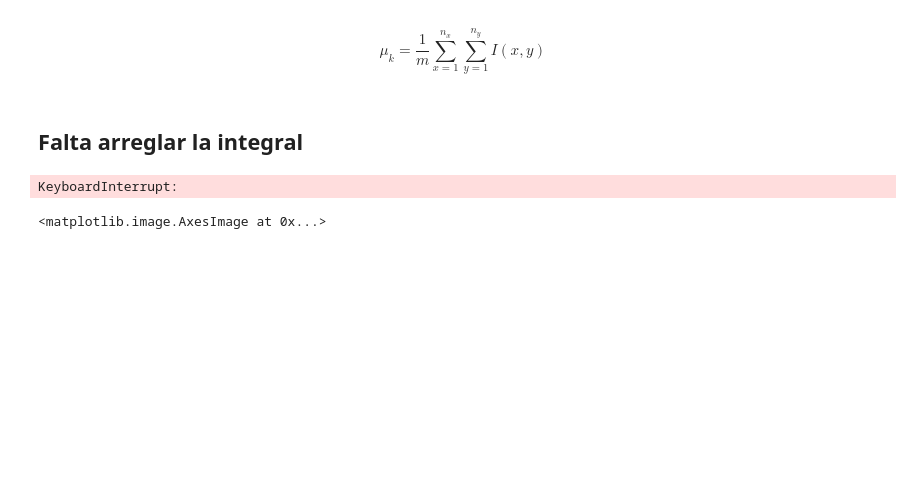
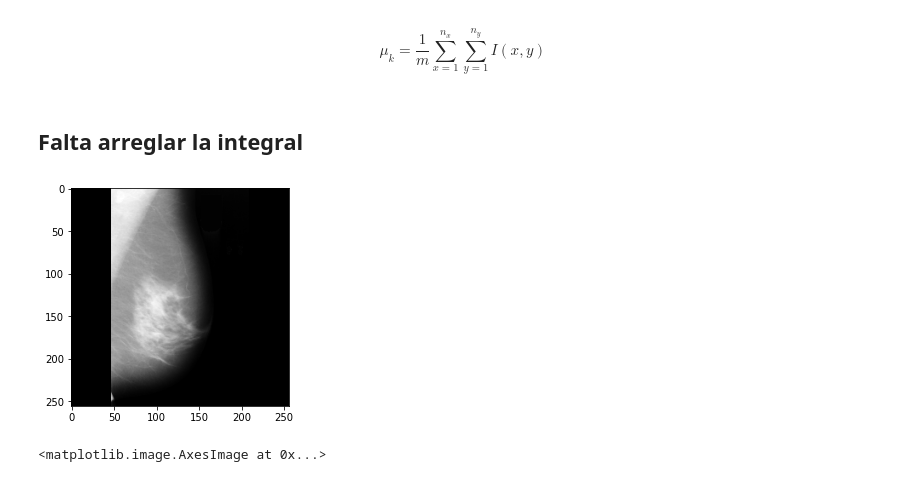
Before and after one commit to data-and-code/trabajo_con_imagenes, a Jupyter notebook: data-raw/clean_imgs.ipynb, the cells around one changed output. Cells and saved outputs as stored; diff of their text form; code cells hidden in the pictures; blank space fills up the shorter version.

```diff
--- a/data-raw/clean_imgs.ipynb
+++ b/data-raw/clean_imgs.ipynb
@@ -465,33 +477,33 @@ $$\mu_k = \frac{1}{m} \sum_{x=1}^{n_x} \sum_{y=1}^{n_y} I(x,y)$$
 # %%
 # Hacemos una copia de la imagen limpia 51
 img_p = clean_imgs[41].copy().astype(float)
 total = 0
 
 #x = sp.Symbol('x')
 a = 5
 b = 6
 
 i = 0
 y = (x**(a-1))*((1-x)**(b-1))
 # Recorremos fila por fila
 for i in range(len(img_p[0:100])):
     # Sumamos
-    for j in range(len(row)):
+    #for j in range(len(row)):
         #print(img_p[i, j])
-        img_p[i, j], _ = sp.integrate(y, (x, 0, img_p[i, j])) / sc.beta(a, b)
+        #img_p[i, j], _ = sp.integrate(y, (x, 0, img_p[i, j])) / sc.beta(a, b)
         #print(img_p[i, j])
-    #total = total + np.sum(row)
+    total = total + np.sum(row)
 
 plt.imshow(img_p.astype(np.uint8), cmap = 'gray')
 
-#m = np.count_nonzero(img_p)
+m = np.count_nonzero(img_p)
 #print(m)
 #print(256*256)
 
-#u = (total/m) + 80
+u = (total/m) + 80
 #print(u)
 # %% [output]
-KeyboardInterrupt:
+[figure, added]
 # %%
 plt.imshow(clean_imgs[41], cmap='gray')
 # %% [output]
```
Also changed, not shown: parts of 8 cells of this notebook.
